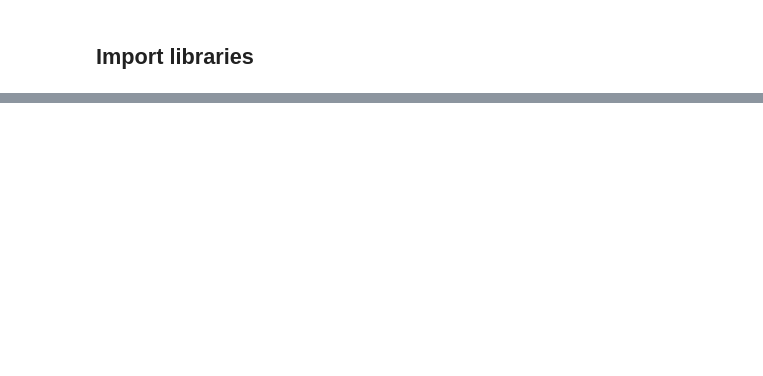
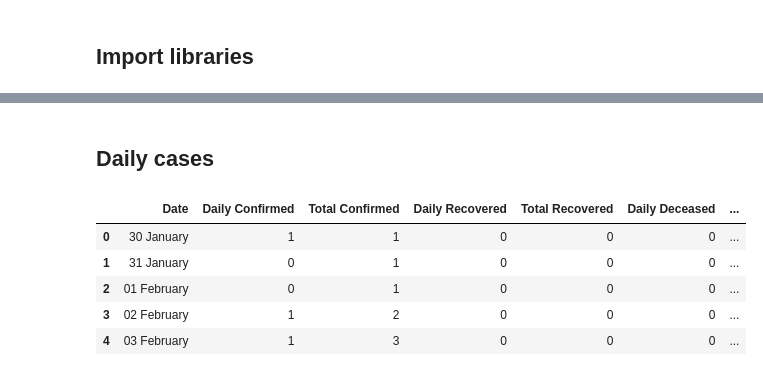
Before and after one commit to imdevskp/covid-19-india-data, a Jupyter notebook: api.ipynb, the cells around one changed output, grey strips where cells are left out. Saved outputs shown, nothing was run; the diff lists cells and outputs as text; code cells hidden in the pictures; blank space fills up the shorter version.

```diff
--- a/api.ipynb
+++ b/api.ipynb
@@ -725,0 +47,18 @@ district_level.to_csv('district_level_latest.csv', index=False)
+# %% [markdown]
+## Daily cases
+# %%
+# read data
+day_wise = pd.read_csv('https://api.covid19india.org/csv/latest/case_time_series.csv')
+
+# save as a .csv file
+day_wise.to_csv('nation_level_daily.csv', index=False)
+
+# first few rows
+day_wise.head()
+# %% [output]
+|  | Date | Daily Confirmed | Total Confirmed | Daily Recovered | Total Recovered | Daily Deceased | ... |
+| 0 | 30 January | 1 | 1 | 0 | 0 | 0 | ... |
+| 1 | 31 January | 0 | 1 | 0 | 0 | 0 | ... |
+| 2 | 01 February | 0 | 1 | 0 | 0 | 0 | ... |
+| 3 | 02 February | 1 | 2 | 0 | 0 | 0 | ... |
+| 4 | 03 February | 1 | 3 | 0 | 0 | 0 | ... |
```
Also changed, not shown: parts of 82 cells of this notebook, 8 other files.
